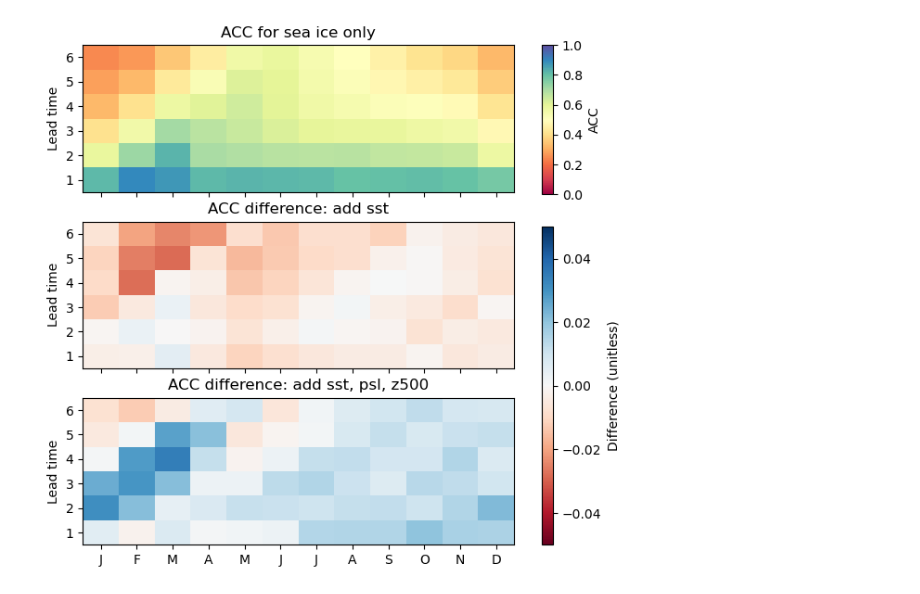
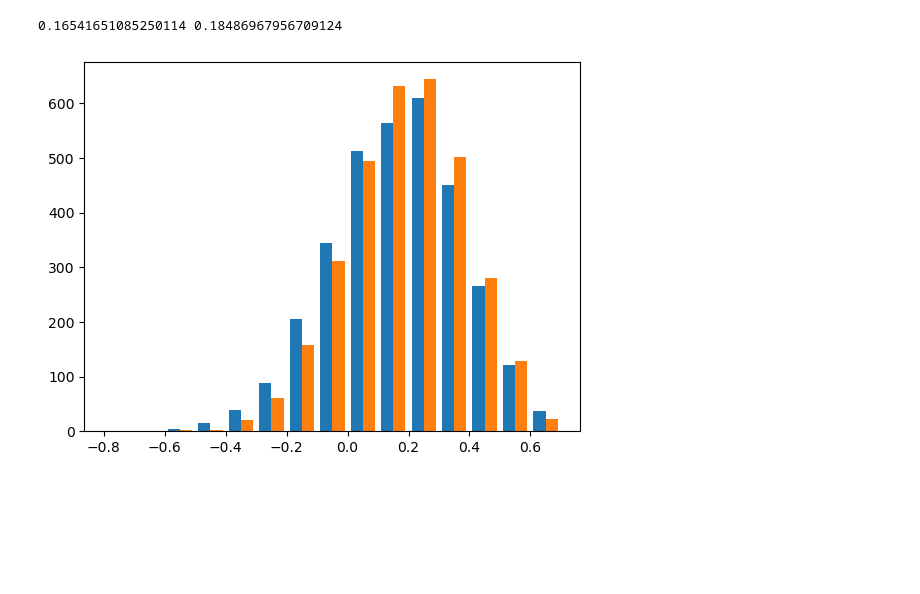
Before and after one commit to ychnli/sicpred, a Jupyter notebook: exp1_figures.ipynb, the cells around one changed output. Saved outputs shown, nothing was run; the diff lists cells and outputs as text; code cells hidden in the pictures; blank space fills up the shorter version.

```diff
--- a/exp1_figures.ipynb
+++ b/exp1_figures.ipynb
@@ -272,33 +238,30 @@ climatology_broadcast = get_broadcast_climatology(input2_cdict, "test")
 import gc
 
 cdicts = {
-    "input2": input2_cdict,
-    "input3": input3_cdict,
-    "input4": input4_cdict
+    "input2": input2,
+    "input3a": input3a,
+    "input3b": input3b,
+    "input3c": input3c,
+    "input4": input4
 }
 
+targets = load_targets(input2_cdict, "test", add_climatology_to_anomaly=False)
+
 acc = {}
-acc_avg = {}
+acc_agg = {}
 
 num_nn_ens_members = 5
+for key, config in cdicts.items():
+    print(f"computing ACC for {key}")
+    cdict = load_globals(config)
+    pred = load_model_predictions(cdict, nn_ens_avg=False, climatology_broadcasted=None,
+                                    add_climatology_to_anomaly=False)
 
-for key in cdicts:
-    print(f"Calculating ACC for {key}")
-    diagnostics_avg = ModelDiagnostics(cdicts[key], True, climatology_broadcast)
-    diagnostics_full = ModelDiagnostics(cdicts[key], False, climatology_broadcast)
-
-    # calculate acc for the ensemble average
-    acc_avg[key] = diagnostics_avg.calculate_acc(dim=("x","y"), aggregate=True)
-
-    # calculate acc for each member separately
     acc_temp_list = []
     for i in range(num_nn_ens_members):
-        acc_temp = calculate_acc(diagnostics_full.predictions_anomaly.isel(nn_member_id=i),
-                            diagnostics_full.targets_anomaly,
-                            dim=("x","y"), aggregate=True)
+        acc_temp = calculate_acc(pred.isel(nn_member_id=i),
+                            targets, dim=("x","y"), aggregate=False)
         acc_temp_list.append(acc_temp)
     acc[key] = xr.concat(acc_temp_list, dim="nn_member_id")
-
-    del diagnostics_avg, diagnostics_full, acc_temp_list, acc_temp
-    gc.collect()
+    acc_agg[key] = aggregate_acc(acc[key], dim=("x","y"))
 # %% [output]
@@ -404,33 +395,11 @@ plt.savefig("figures/cesm/exp1_ACC_diff_inputs_percent.jpg", dpi=300, bbox_inche
-# %%
-
-fig, axs = plt.subplots(nrows=3, ncols=1, figsize=(6,7), sharex=True)
-
-x = np.arange(13)
-y = np.arange(7)
-x_centers = (x[:-1] + x[1:]) / 2
-y_centers = (y[:-1] + y[1:]) / 2
-
-cax = axs[0].pcolormesh(x, y, acc_input2, cmap='Spectral', shading='flat', vmin=0, vmax=1)
-axs[0].set_yticks(y_centers, labels=np.arange(1,7,1))
-axs[0].set_ylabel("Lead time")
-axs[0].set_title(f"ACC for sea ice only")
-
-cax2 = axs[1].pcolormesh(x, y, (acc_input3 - acc_input2), cmap='RdBu', shading='flat', vmin=-0.05, vmax=0.05)
-axs[1].set_yticks(y_centers, labels=np.arange(1,7,1))
-axs[1].set_ylabel("Lead time")
-axs[1].set_title("ACC difference: add sst")
-
-axs[2].pcolormesh(x, y, (acc_input4 - acc_input2), cmap='RdBu', shading='flat', vmin=-0.05, vmax=0.05)
-axs[2].set_xticks(x_centers, labels=["J","F","M","A","M","J","J","A","S","O","N","D"])
-axs[2].set_yticks(y_centers, labels=np.arange(1,7,1))
-axs[2].set_ylabel("Lead time")
-axs[2].set_title("ACC difference: add sst, psl, z500")
-
-
-cbar_ax = fig.add_axes([0.95, 0.65, 0.02, 0.23])
-cbar_ax2 = fig.add_axes([0.95, 0.11, 0.02, 0.49])
-plt.colorbar(cax, cax=cbar_ax, label=r'ACC', orientation='vertical')
-plt.colorbar(cax2, cax=cbar_ax2, label=r'Difference (unitless)', orientation='vertical')
-plt.savefig("figures/cesm/exp1_ACC_diff_inputs.jpg", dpi=300, bbox_inches='tight')
-# %% [output]
-[figure, removed]
+# %%
+time_da = acc["input4"].start_prediction_month
+acc_subset_2 = acc["input2"].isel(lead_time=5).where(time_da.dt.month==9, drop=True)
+acc_subset_3a = acc["input3a"].isel(lead_time=5).where(time_da.dt.month==9, drop=True)
+plt.hist([subset1.values.flatten(), subset2.values.flatten()],
+        bins=np.arange(-0.8, 0.8, 0.1))
+
+print(subset1.values.mean(), subset2.values.mean())
+# %% [output]
+0.16541651085250114 0.18486967956709124
+[figure, added]
```
Also changed, not shown: parts of 12 cells of this notebook, 1 other file.
